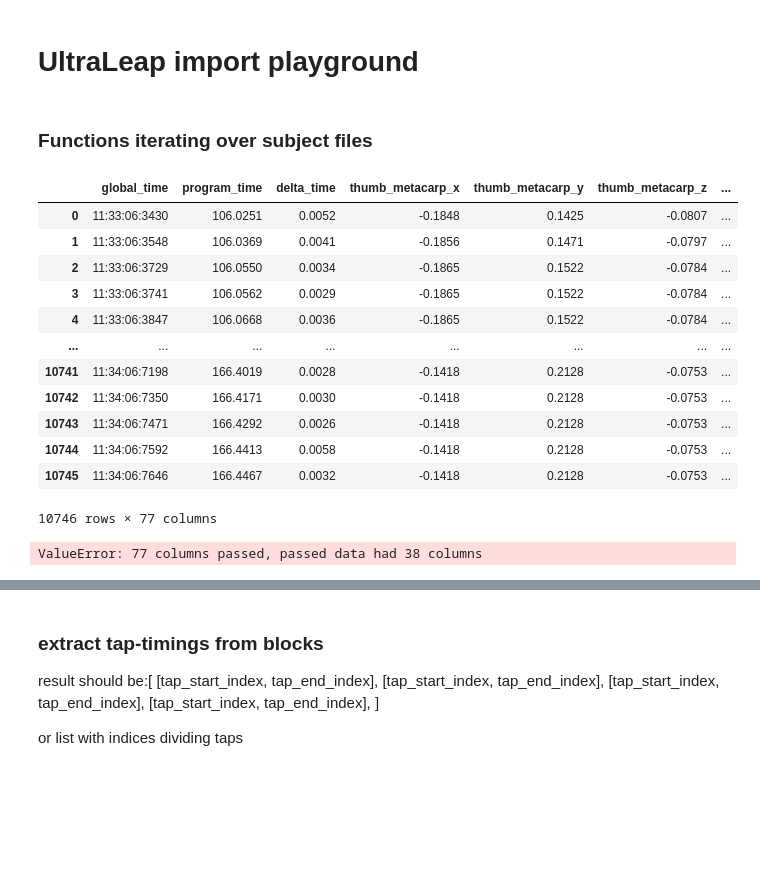
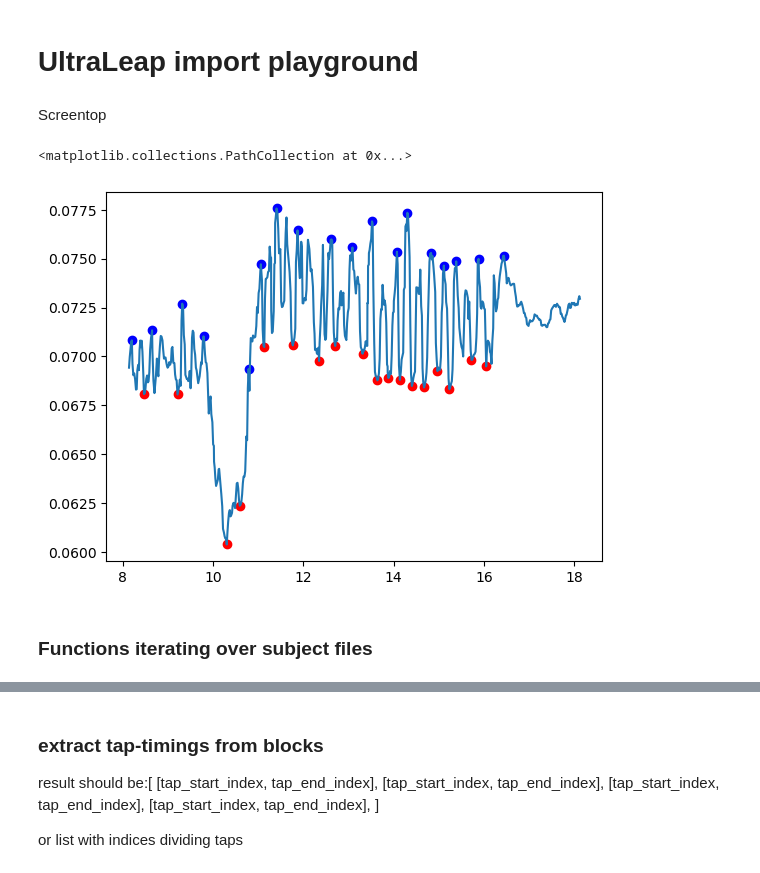
Before and after one commit to jgvhabets/ultraleap_analysis, a Jupyter notebook: code/notebooks/patient_analysis_oc_automating.ipynb, the cells around one changed output, grey strips where cells are left out. Cells and saved outputs as stored; diff of their text form; code cells hidden in the pictures; blank space fills up the shorter version.

```diff
--- a/code/notebooks/patient_analysis_oc_automating.ipynb
+++ b/code/notebooks/patient_analysis_oc_automating.ipynb
@@ -54,2 +56,34 @@ import movement_calc.helpfunctions as hp
+# %% [markdown]
+Screentop
+# %%
+importlib.reload(hp)
+data = import_dat.get_data(
+            sub='009',
+            cam_pos='st',
+            task='ft',
+            condition='m1',
+            side='right',
+        )
+blocks = tasks.block_extraction(
+            data, sub='009', task='ft', side='right',
+            cond='m1', cam='st', to_save = False
+        )
+
+for block in blocks.keys():
+
+    dist = hp.calc_distances(blocks[block], ['index_tip', 'middle_tip', 'ring_tip', 'pinky_tip'], 'palm')
+    idx_max, idx_min = hp.find_min_max(np.array(dist), cam='st')
+    if blocks[block].shape[1] == data.shape[1]:
+        blocks[block].insert(loc = 0, column = 'distances', value = dist)
+
+    # idx_max, idx_min = hp.find_min_max(np.array(dist), cam='st')
+# %%
+plt.plot(blocks['b1']['program_time'], blocks['b1']['distances'])
+# plt.scatter(block.iloc[peaks_idx]['program_time'], block.iloc[peaks_idx]['distance'], color = 'red')
+plt.scatter(blocks['b1'].iloc[idx_min]['program_time'], blocks['b1'].iloc[idx_min]['distances'], color = 'red')
+plt.scatter(blocks['b1'].iloc[idx_max]['program_time'], blocks['b1'].iloc[idx_max]['distances'], color = 'blue')
+# %% [output]
+<matplotlib.collections.PathCollection at 0x...>
+[figure, added]
 # %% [markdown]
 ### Functions iterating over subject files
@@ -69,21 +89,0 @@ with open(
-# %%
-dat
-# %% [output]
-|  | global_time | program_time | delta_time | thumb_metacarp_x | thumb_metacarp_y | thumb_metacarp_z | ... |
-| 0 | 11:33:06:3430 | 106.0251 | 0.0052 | -0.1848 | 0.1425 | -0.0807 | ... |
-| 1 | 11:33:06:3548 | 106.0369 | 0.0041 | -0.1856 | 0.1471 | -0.0797 | ... |
-| 2 | 11:33:06:3729 | 106.0550 | 0.0034 | -0.1865 | 0.1522 | -0.0784 | ... |
-| 3 | 11:33:06:3741 | 106.0562 | 0.0029 | -0.1865 | 0.1522 | -0.0784 | ... |
-| 4 | 11:33:06:3847 | 106.0668 | 0.0036 | -0.1865 | 0.1522 | -0.0784 | ... |
-| ... | ... | ... | ... | ... | ... | ... | ... |
-| 10741 | 11:34:06:7198 | 166.4019 | 0.0028 | -0.1418 | 0.2128 | -0.0753 | ... |
-| 10742 | 11:34:06:7350 | 166.4171 | 0.0030 | -0.1418 | 0.2128 | -0.0753 | ... |
-| 10743 | 11:34:06:7471 | 166.4292 | 0.0026 | -0.1418 | 0.2128 | -0.0753 | ... |
-| 10744 | 11:34:06:7592 | 166.4413 | 0.0058 | -0.1418 | 0.2128 | -0.0753 | ... |
-| 10745 | 11:34:06:7646 | 166.4467 | 0.0032 | -0.1418 | 0.2128 | -0.0753 | ... |
-10746 rows × 77 columns
-# %%
-data = import_dat.import_string_data('C:\\Users\\madal\\OneDrive - Charité - Universitätsmedizin Berlin\\Ultraleap-hand-tracking\\data\\Patientdata\\ul007\\desktop\\ul007_m1s0_desktop_ft\\ul007_m1s0_desktop_ft_lh.csv')
-data = import_dat.remove_double_and_onlyNan_rows(data)
-# %% [output]
-ValueError: 77 columns passed, passed data had 38 columns
```
Also changed, not shown: parts of 106 cells of this notebook, 9 other files.
